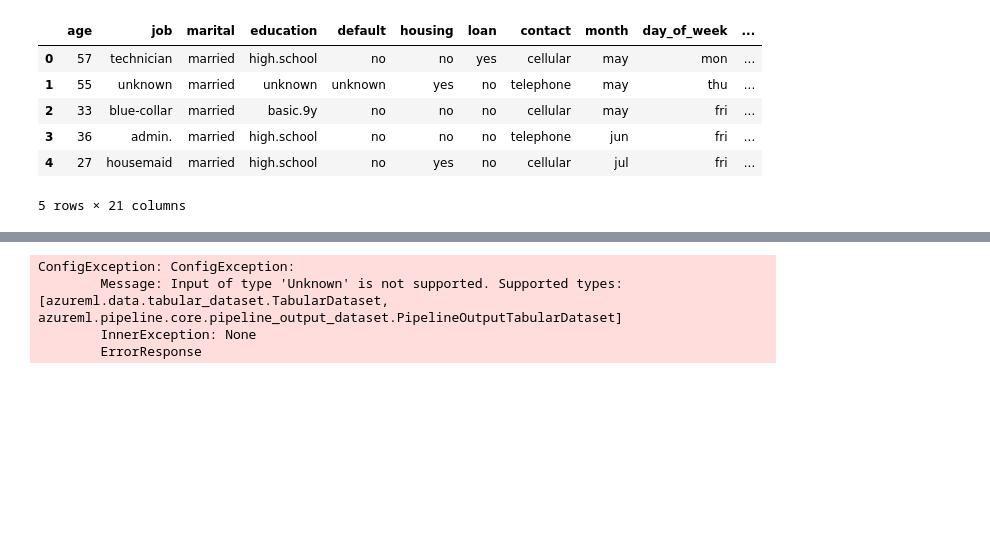
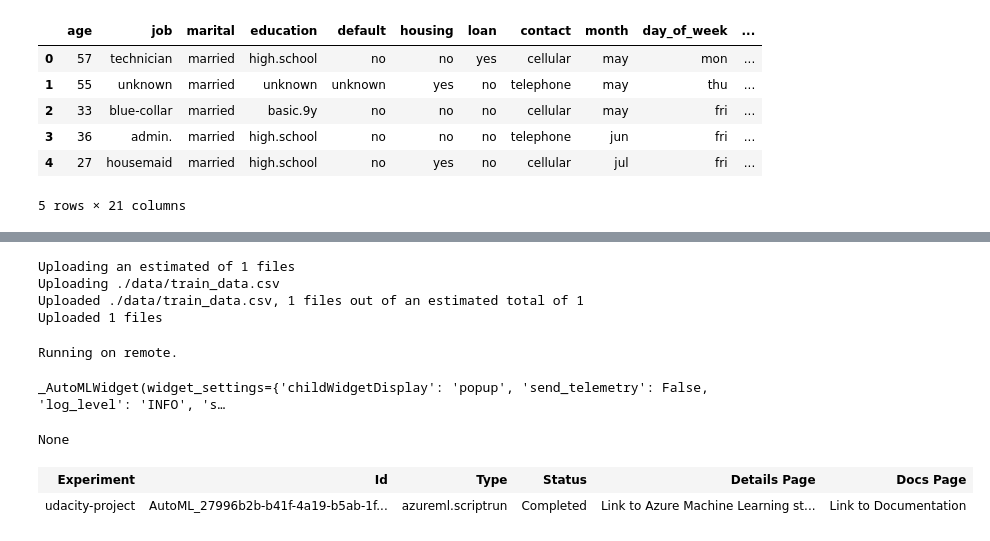
Before and after one commit to shbv/azure_ml, a Jupyter notebook: optimize_using_hyperdrive_automl/udacity-project.ipynb, the cells around one changed output, grey strips where cells are left out. Cells and saved outputs as stored; diff of their text form; code cells hidden in the pictures; blank space fills up the shorter version.

Commit message:
hyperdrive model saving fix & automl code checkin

```diff
--- a/optimize_using_hyperdrive_automl/udacity-project.ipynb
+++ b/optimize_using_hyperdrive_automl/udacity-project.ipynb
@@ -2,7 +2,7 @@
 from azureml.core import Workspace, Experiment
 
 #ws = Workspace.get(name="udacity-project")
-ws = Workspace.get(name="quick-starts-ws-132026")
+ws = Workspace.get(name="quick-starts-ws-132046")
 exp = Experiment(workspace=ws, name="udacity-project")
 
 print('Workspace name: ' + ws.name,
@@ -224,3 +222,22 @@ x.head()
+# %%
+if not os.path.isdir('data'):
+    os.mkdir('data')
+
+# Save the train data to a csv to be uploaded to the datastore
+import pandas as pd
+pd.DataFrame(data).to_csv("data/train_data.csv", index=False)
+
+ds = ws.get_default_datastore()
+ds.upload(src_dir='./data', target_path='bankmarketing', overwrite=True, show_progress=True)
+
+# Upload the training data as a tabular dataset for access during training on remote compute
+train_data = Dataset.Tabular.from_delimited_files(path=ds.path('bankmarketing/train_data.csv'))
+label = "y"
+# %% [output]
+Uploading an estimated of 1 files
+Uploading ./data/train_data.csv
+Uploaded ./data/train_data.csv, 1 files out of an estimated total of 1
+Uploaded 1 files
 # %%
 from azureml.train.automl import AutoMLConfig
 
@@ -237,12 +254,12 @@ automl_settings = {
 }
 
 automl_config = AutoMLConfig(
-    experiment_timeout_minutes=8,
+    experiment_timeout_minutes=15,
     task='classification',
     compute_target=compute_target,
     debug_log = 'automl_errors.log',
     primary_metric='accuracy',
-    training_data=x,
+    training_data=train_data,
     label_column_name="y",
     n_cross_validations=5,
     **automl_settings)
@@ -252,7 +269,4 @@ automl_config = AutoMLConfig(
 ### YOUR CODE HERE ###
 automl_run = exp.submit(automl_config, show_output = False)
 # %% [output]
-ConfigException: ConfigException:
-        Message: Input of type 'Unknown' is not supported. Supported types: [azureml.data.tabular_dataset.TabularDataset, azureml.pipeline.core.pipeline_output_dataset.PipelineOutputTabularDataset]
-        InnerException: None
-        ErrorResponse
+Running on remote.
@@ -261,5 +273,17 @@ RunDetails(automl_run).show()
+# %%
+from azureml.widgets import RunDetails
+RunDetails(automl_run).show()
+# %% [output]
+_AutoMLWidget(widget_settings={'childWidgetDisplay': 'popup', 'send_telemetry': False, 'log_level': 'INFO', 's…
 # %%
 # Retrieve and save your best automl model.
 
 ### YOUR CODE HERE ###
 best_run, fitted_model = automl_run.get_output()
+# %%
+
+best_run
+# %% [output]
+None
+| Experiment | Id | Type | Status | Details Page | Docs Page |
+| udacity-project | AutoML_27996b2b-b41f-4a19-b5ab-1f... | azureml.scriptrun | Completed | Link to Azure Machine Learning st... | Link to Documentation |
```
Also changed, not shown: parts of 13 cells of this notebook, 1 other file.
